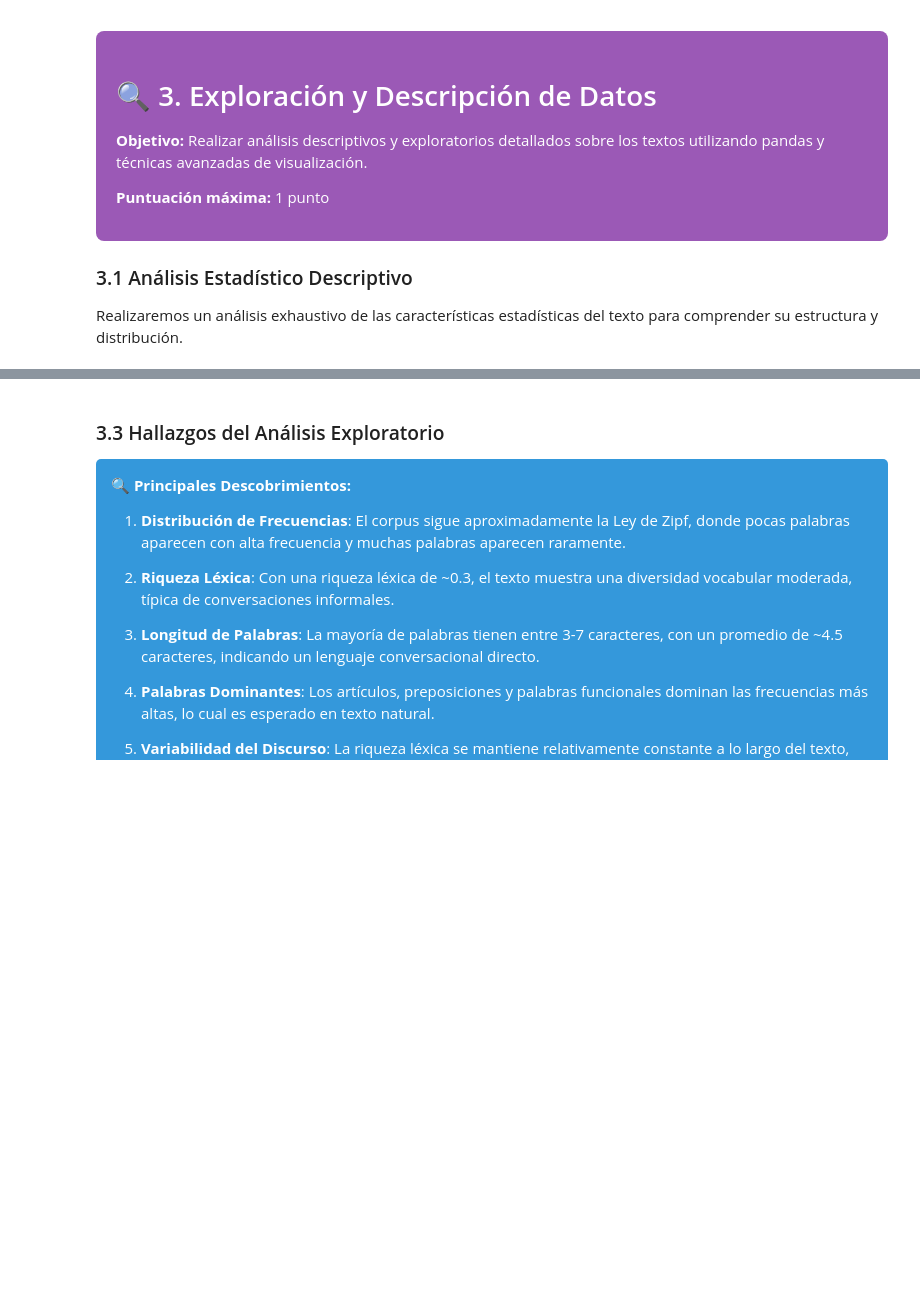
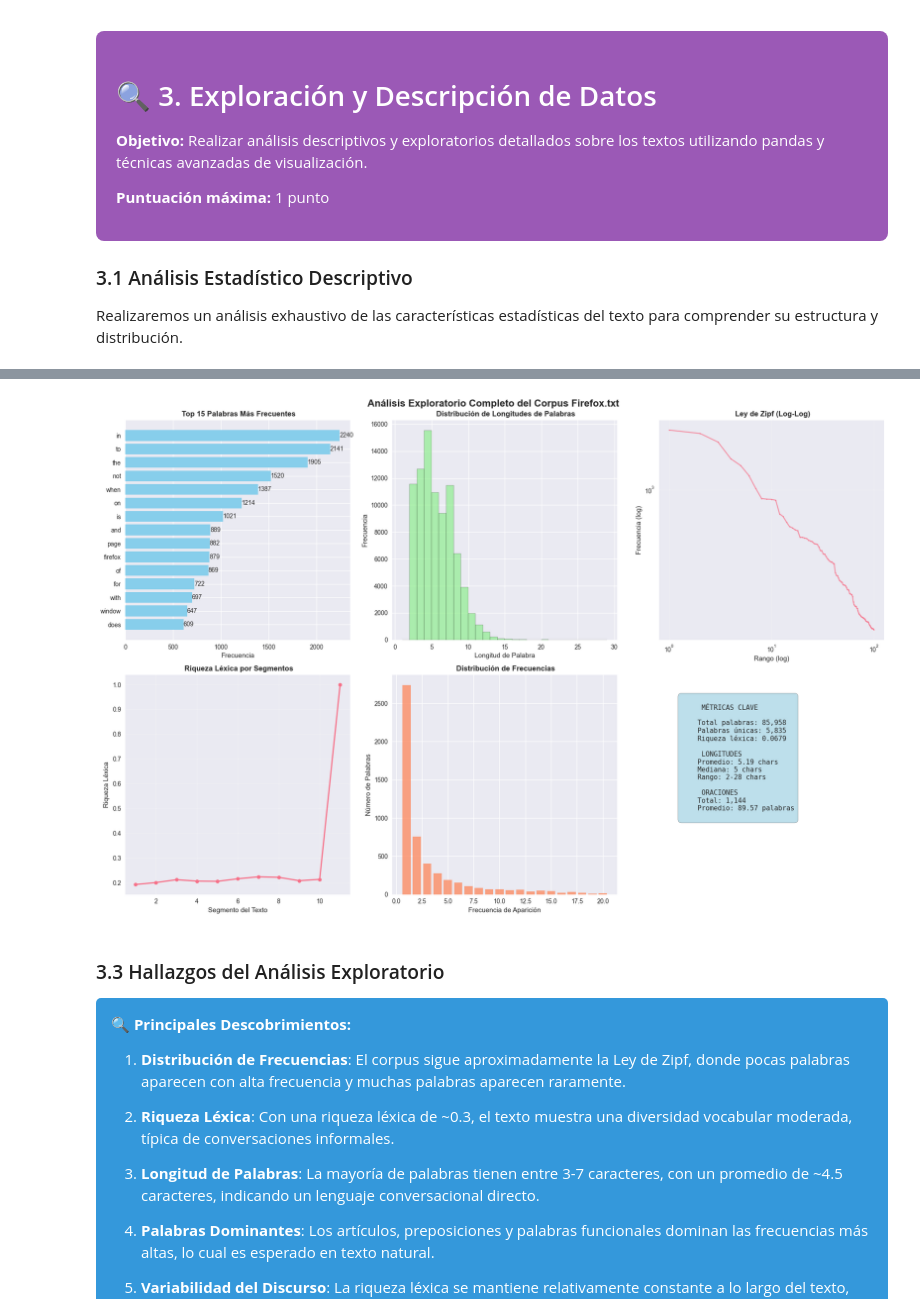
Before and after one commit to cristiandelahooz/first-porfolio, a Jupyter notebook: notebooks/analisis_limpio_tipado.ipynb, the cells around one changed output, grey strips where cells are left out. Drawn from its saved outputs; the diff is of its cells as text; code cells hidden in the pictures; blank space fills up the shorter version.

```diff
--- a/notebooks/analisis_limpio_tipado.ipynb
+++ b/notebooks/analisis_limpio_tipado.ipynb
@@ -461,26 +495,26 @@ def crear_visualizaciones_exploratorias(analizador: AnalizadorExploratorioTexto)
     # Configurar subplots
     fig, axes = plt.subplots(2, 3, figsize=(18, 12))
     fig.suptitle(' Análisis Exploratorio Completo del Corpus Firefox.txt',
-                 fontsize=16, fontweight: str = "bold", y=0.98)
+                 fontsize=16, fontweight="bold", y=0.98)
 
     # 1. Distribución de frecuencias de las 15 palabras más comunes
     palabras_top = [palabra for palabra, _ in stats['palabras_mas_frecuentes'][:15]]
     frecuencias_top = [freq for _, freq in stats['palabras_mas_frecuentes'][:15]]
 
-    bars1 = axes[0,0].barh(palabras_top[::-1], frecuencias_top[::-1], color: str = "skyblue")
-    axes[0,0].set_title(' Top 15 Palabras Más Frecuentes', fontweight: str = "bold")
+    bars1 = axes[0,0].barh(palabras_top[::-1], frecuencias_top[::-1], color="skyblue")
+    axes[0,0].set_title(' Top 15 Palabras Más Frecuentes', fontweight="bold")
     axes[0,0].set_xlabel('Frecuencia')
 
     # Agregar valores en las barras
     for bar in bars1:
         width = bar.get_width()
         axes[0,0].text(width + 0.1, bar.get_y() + bar.get_height()/2,
-                      f'{int(width)}', ha: str = "left", va: str = "center")
+                      f'{int(width)}', ha="left", va="center")
 
     # 2. Distribución de longitudes de palabras
     longitudes = [len(palabra) for palabra in analizador.tokens_filtrados]
-    axes[0,1].hist(longitudes, bins=range(1, max(longitudes)+2), alpha=0.7, color: str = "lightgreen", edgecolor: str = "black")
-    axes[0,1].set_title(' Distribución de Longitudes de Palabras', fontweight: str = "bold")
+    axes[0,1].hist(longitudes, bins=range(1, max(longitudes)+2), alpha=0.7, color="lightgreen", edgecolor="black")
+    axes[0,1].set_title(' Distribución de Longitudes de Palabras', fontweight="bold")
     axes[0,1].set_xlabel('Longitud de Palabra')
     axes[0,1].set_ylabel('Frecuencia')
 
@@ -488,15 +522,15 @@ def crear_visualizaciones_exploratorias(analizador: AnalizadorExploratorioTexto)
     frecuencias_ordenadas = sorted(stats['distribucion_frecuencia'].values(), reverse=True)
     rangos = range(1, len(frecuencias_ordenadas) + 1)
 
-    axes[0,2].loglog(rangos[:100], frecuencias_ordenadas[:100], marker: str = "o", markersize=2, alpha=0.7)
-    axes[0,2].set_title(' Ley de Zipf (Log-Log)', fontweight: str = "bold")
+    axes[0,2].loglog(rangos[:100], frecuencias_ordenadas[:100], marker="o", markersize=2, alpha=0.7)
+    axes[0,2].set_title(' Ley de Zipf (Log-Log)', fontweight="bold")
     axes[0,2].set_xlabel('Rango (log)')
     axes[0,2].set_ylabel('Frecuencia (log)')
     axes[0,2].grid(True, alpha=0.3)
 
     # 4. Análisis de diversidad léxica por segmentos
     segmento_tamaño = len(analizador.tokens_filtrados) // 10
-    diversidades: List[Any] = []
+    diversidades = []
 
     for i in range(0, len(analizador.tokens_filtrados), segmento_tamaño):
         segmento = analizador.tokens_filtrados[i:i+segmento_tamaño]
@@ -504,8 +538,8 @@ def crear_visualizaciones_exploratorias(analizador: AnalizadorExploratorioTexto)
             diversidad = len(set(segmento)) / len(segmento)
             diversidades.append(diversidad)
 
-    axes[1,0].plot(range(1, len(diversidades)+1), diversidades, marker: str = "o", linewidth=2, markersize=6)
-    axes[1,0].set_title(' Riqueza Léxica por Segmentos', fontweight: str = "bold")
+    axes[1,0].plot(range(1, len(diversidades)+1), diversidades, marker="o", linewidth=2, markersize=6)
+    axes[1,0].set_title(' Riqueza Léxica por Segmentos', fontweight="bold")
     axes[1,0].set_xlabel('Segmento del Texto')
     axes[1,0].set_ylabel('Riqueza Léxica')
     axes[1,0].grid(True, alpha=0.3)
@@ -517,39 +551,41 @@ def crear_visualizaciones_exploratorias(analizador: AnalizadorExploratorioTexto)
     freq_vals = sorted(conteo_frecuencias.keys())
     freq_counts = [conteo_frecuencias[f] for f in freq_vals]
 
-    axes[1,1].bar(freq_vals[:20], freq_counts[:20], alpha=0.7, color: str = "coral")
-    axes[1,1].set_title(' Distribución de Frecuencias', fontweight: str = "bold")
+    axes[1,1].bar(freq_vals[:20], freq_counts[:20], alpha=0.7, color="coral")
+    axes[1,1].set_title(' Distribución de Frecuencias', fontweight="bold")
     axes[1,1].set_xlabel('Frecuencia de Aparición')
     axes[1,1].set_ylabel('Número de Palabras')
 
     # 6. Métricas clave en formato texto
     axes[1,2].axis('off')
     metricas_texto = f"""
      MÉTRICAS CLAVE
 
     Total palabras: {stats['total_palabras']:,}
     Palabras únicas: {stats['palabras_unicas']:,}
     Riqueza léxica: {stats['riqueza_lexica']:.4f}
 
      LONGITUDES
     Promedio: {stats['longitud_promedio_palabra']:.2f} chars
     Mediana: {stats['longitud_mediana_palabra']:.0f} chars
     Rango: {stats['longitud_min_palabra']}-{stats['longitud_max_palabra']} chars
 
      ORACIONES
     Total: {stats['total_oraciones']:,}
     Promedio: {stats['longitud_promedio_oracion']:.2f} palabras
     """
 
     axes[1,2].text(0.1, 0.9, metricas_texto, transform=axes[1,2].transAxes,
-                   fontsize=11, verticalalignment: str = "top", fontfamily: str = "monospace",
-                   bbox=dict(boxstyle: str = "round,pad=0.5", facecolor: str = "lightblue", alpha=0.8))
+                   fontsize=11, verticalalignment="top", fontfamily="monospace",
+                   bbox=dict(boxstyle="round,pad=0.5", facecolor="lightblue", alpha=0.8))
 
     plt.tight_layout()
     plt.show()
 
 # Generar visualizaciones
 crear_visualizaciones_exploratorias(analizador_exploratorio)
+# %% [output]
+[figure, added]
 # %% [markdown]
 ### 3.3 Hallazgos del Análisis Exploratorio
 
```
Also changed, not shown: parts of 38 cells of this notebook.
